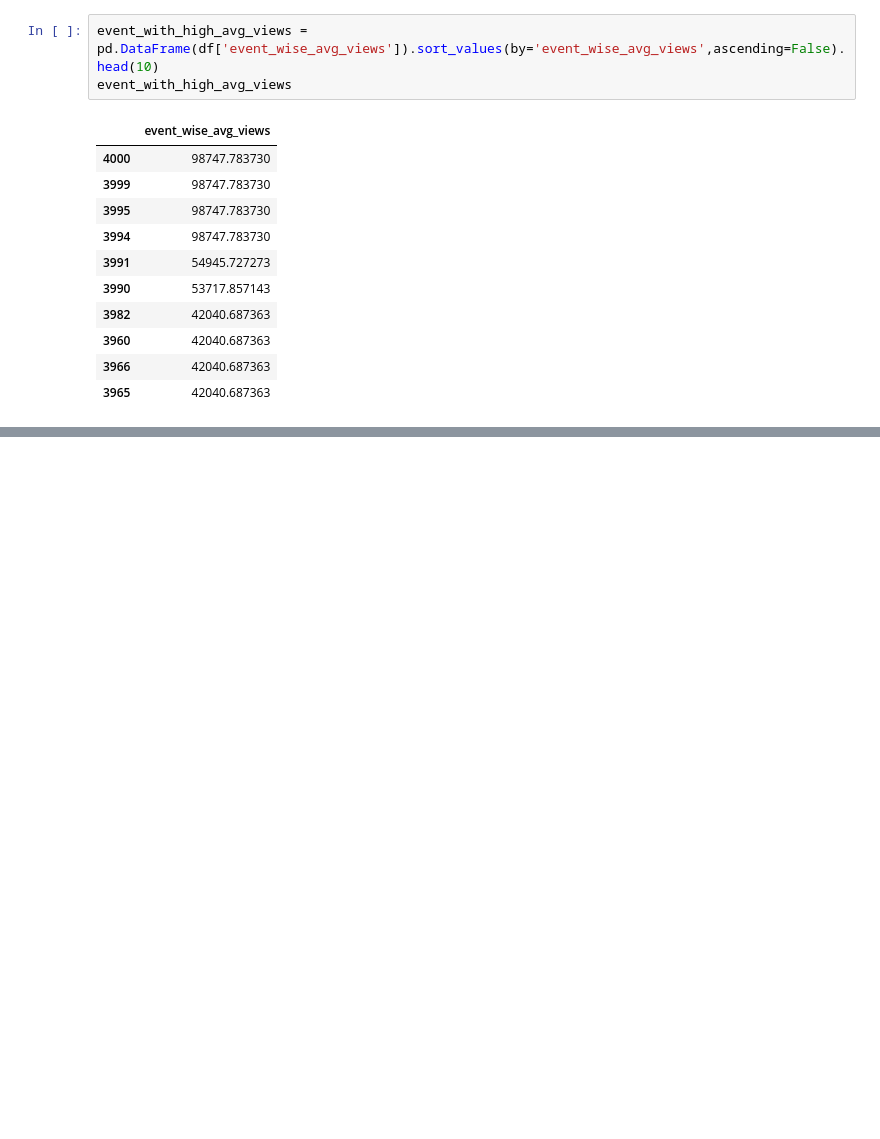
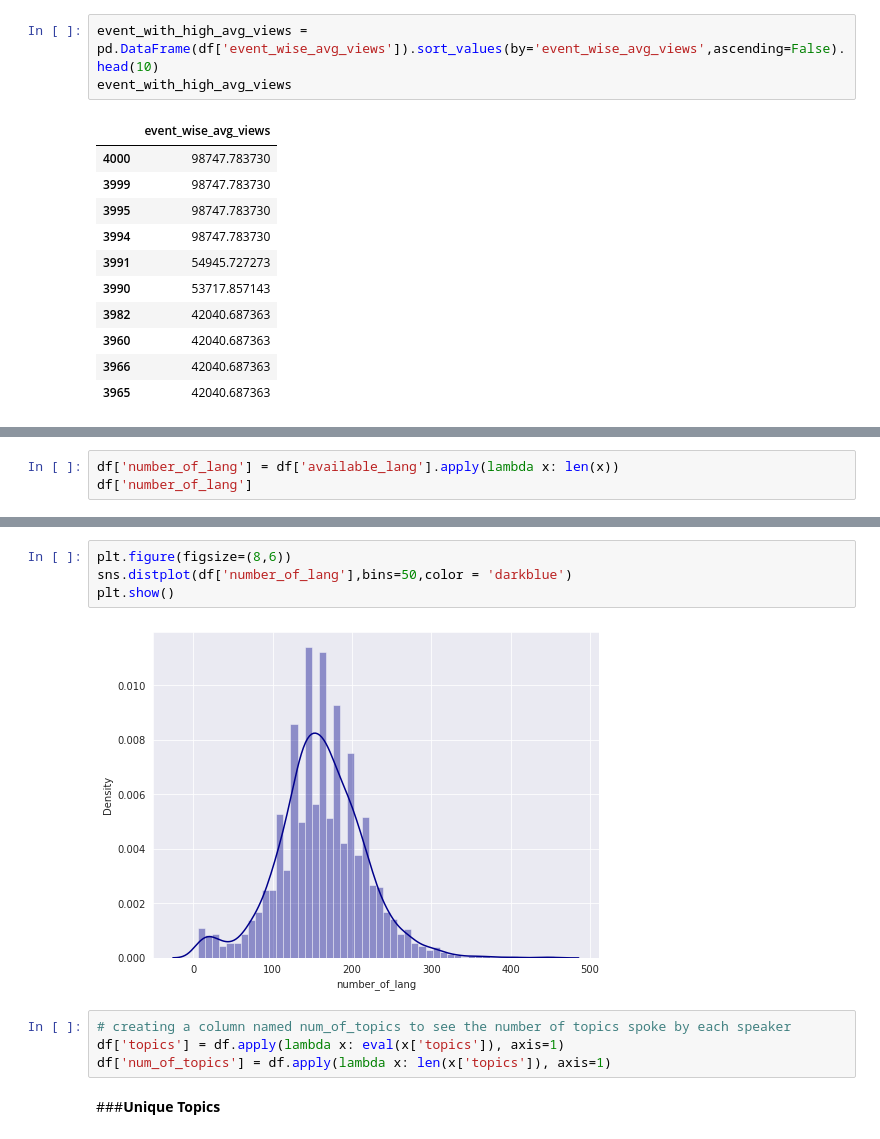
Before and after one commit to TanuRajput110/TED-Talks-views-prediction, a Jupyter notebook: TEDtalks_views_prediction_.ipynb, the cells around one changed output, grey strips where cells are left out. Drawn from its saved outputs; the diff is of its cells as text; blank space fills up the shorter version.

```diff
--- a/TEDtalks_views_prediction_.ipynb
+++ b/TEDtalks_views_prediction_.ipynb
@@ -605,0 +608,3 @@ plt.show()
+# %%
+df['number_of_lang'] = df['available_lang'].apply(lambda x: len(x))
+df['number_of_lang']
@@ -605,0 +624,12 @@ plt.show()
+# %%
+plt.figure(figsize=(8,6))
+sns.distplot(df['number_of_lang'],bins=50,color = 'darkblue')
+plt.show()
+# %% [output]
+[figure, added]
+# %%
+# creating a column named num_of_topics to see the number of topics spoke by each speaker
+df['topics'] = df.apply(lambda x: eval(x['topics']), axis=1)
+df['num_of_topics'] = df.apply(lambda x: len(x['topics']), axis=1)
+# %% [markdown]
+###**Unique Topics**
```
Also changed, not shown: parts of 18 cells of this notebook.
